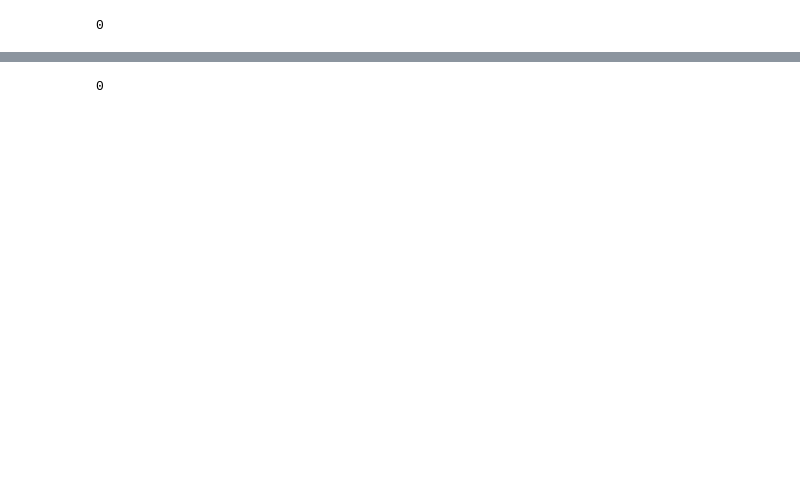
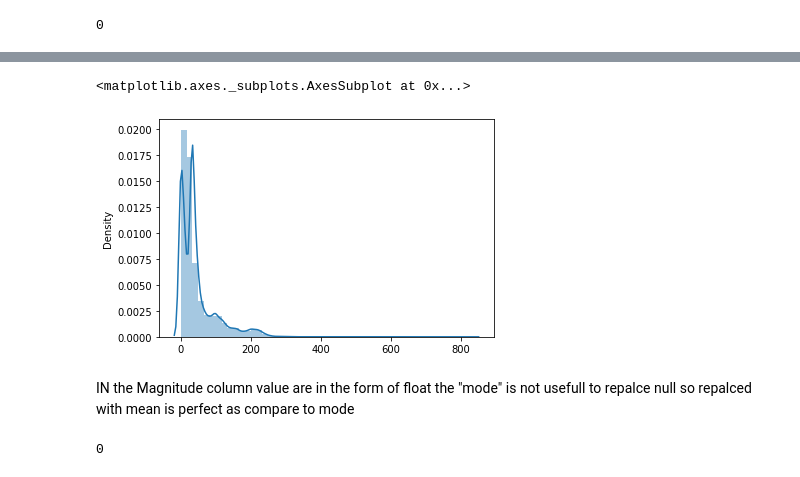
Before and after one commit to navaneet625/Earthquake-Data-Analysis-and-Classification, a Jupyter notebook: Classification.ipynb, the cells around one changed output, grey strips where cells are left out. Saved outputs shown, nothing was run; the diff lists cells and outputs as text; code cells hidden in the pictures; blank space fills up the shorter version.

```diff
--- a/Classification.ipynb
+++ b/Classification.ipynb
@@ -202,3 +249,10 @@ df['DEPTH(km)'].isnull().sum()
+# %%
+sns.distplot(x=df['DEPTH(km)'])
+# %% [output]
+<matplotlib.axes._subplots.AxesSubplot at 0x...>
+[figure, added]
+# %% [markdown]
+IN the Magnitude column value are in the form of float the "mode" is not usefull to repalce null so repalced with mean is perfect as compare to mode
 # %%
 df['MAGNITUDE(MW)']=df['MAGNITUDE(MW)'].astype(float)
 df['MAGNITUDE(MW)'] = df['MAGNITUDE(MW)'].fillna(df['MAGNITUDE(MW)'].mean())
```
Also changed, not shown: parts of 72 cells of this notebook.
